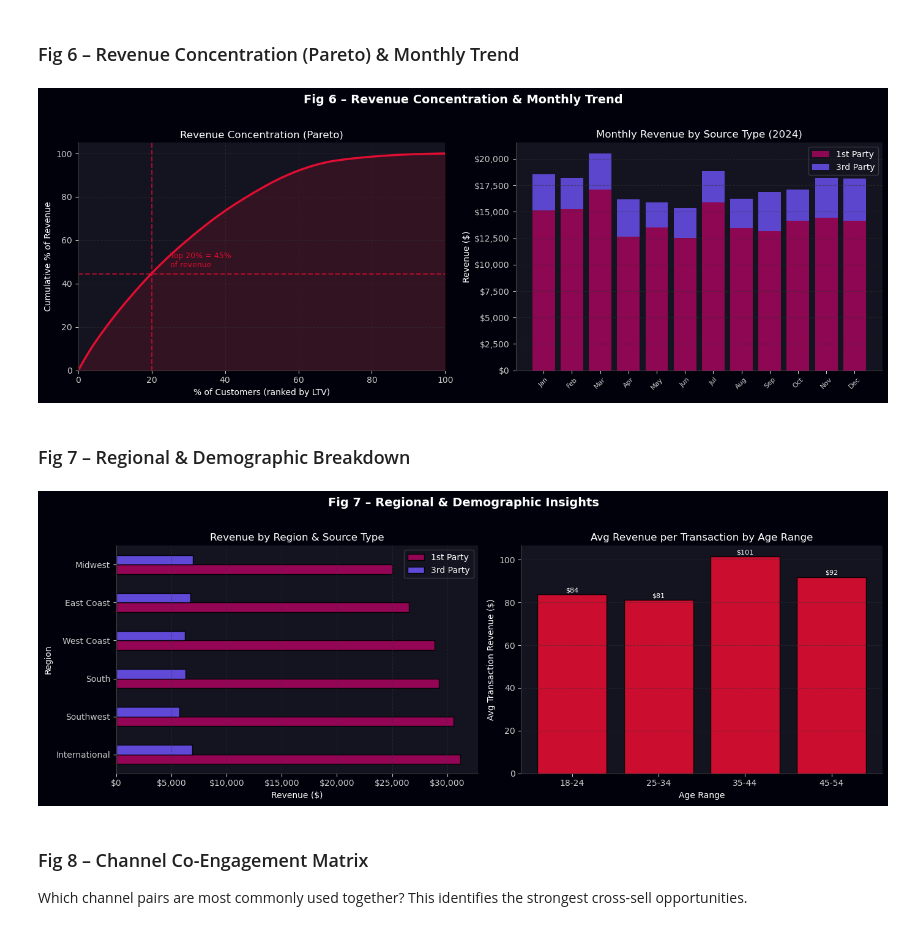
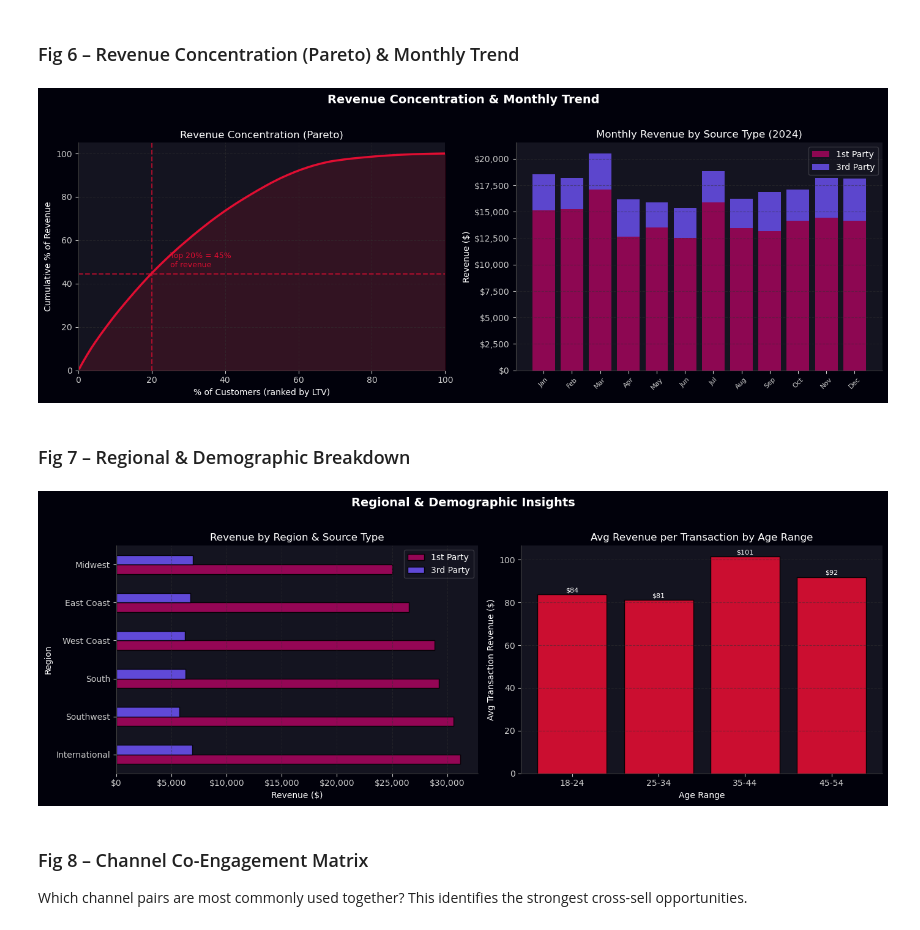
Before and after one commit to benjamint24/ITC-2026, a Jupyter notebook: Final EDA_combined.ipynb, the cells around one changed output. Saved outputs shown, nothing was run; the diff lists cells and outputs as text; code cells hidden in the pictures.

```diff
--- a/Final EDA_combined.ipynb
+++ b/Final EDA_combined.ipynb
@@ -711,7 +711,7 @@ plt.show()
 ### Fig 6 – Revenue Concentration (Pareto) & Monthly Trend
 # %%
 fig, axes = plt.subplots(1, 2, figsize=(14, 5))
-fig.suptitle('Fig 6 – Revenue Concentration & Monthly Trend', fontsize=14, fontweight='bold', y=1.02)
+fig.suptitle('Revenue Concentration & Monthly Trend', fontsize=14, fontweight='bold', y=1.02)
 
 # 6a – Pareto curve
 cp_sorted = customer_profiles.sort_values('Lifetime Value', ascending=False).reset_index(drop=True)
@@ -721,39 +721,39 @@ cp_sorted['cust_pct']    = (cp_sorted.index + 1) / len(cp_sorted) * 100
 ax = axes[0]
 ax.plot(cp_sorted['cust_pct'], cp_sorted['cum_rev_pct'], color=PALETTE[2], linewidth=2.5)
 pct_at_20 = cp_sorted[cp_sorted['cust_pct']<=20]['cum_rev_pct'].max()
 ax.axvline(20, color=GES_GOLD, linestyle='--', alpha=0.7)
 ax.axhline(pct_at_20, color=GES_GOLD, linestyle='--', alpha=0.7)
 ax.text(25, pct_at_20+3, f'Top 20% = {pct_at_20:.0f}%\nof revenue', color=GES_GOLD, fontsize=9)
 ax.fill_between(cp_sorted['cust_pct'], cp_sorted['cum_rev_pct'], alpha=0.15, color=PALETTE[2])
 ax.set_xlabel('% of Customers (ranked by LTV)'); ax.set_ylabel('Cumulative % of Revenue')
 ax.set_title('Revenue Concentration (Pareto)'); ax.set_xlim(0,100); ax.set_ylim(0,105); ax.grid()
 
 # 6b – Monthly stacked bar by source type
 df['Month'] = df['Transaction Date'].dt.to_period('M')
 monthly = df.groupby(['Month','Source Type'])['Revenue'].sum().unstack().fillna(0)
 x = np.arange(len(monthly))
 ax = axes[1]
 ax.bar(x, monthly.get('1st Party', 0), label='1st Party', color=PALETTE[1], alpha=0.85)
 ax.bar(x, monthly.get('3rd Party', 0), bottom=monthly.get('1st Party', 0),
        label='3rd Party', color=PALETTE[0], alpha=0.85)
 ax.set_xticks(x); ax.set_xticklabels([m.strftime('%b') for m in monthly.index.to_timestamp()], rotation=45, fontsize=8)
 ax.set_ylabel('Revenue ($)'); ax.set_title('Monthly Revenue by Source Type (2024)')
 ax.legend(framealpha=0.2)
 ax.yaxis.set_major_formatter(mticker.FuncFormatter(lambda x,_: f'${x:,.0f}'))
 ax.grid(axis='y')
 
 plt.tight_layout()
 
 plt.savefig("Visuals/revenue_concentration_and_monthly_trend.png", dpi=300, bbox_inches="tight")
 
 plt.show()
 # %% [output]
-[figure, old version]
+[figure, new version]
 # %% [markdown]
 ### Fig 7 – Regional & Demographic Breakdown
 # %%
 fig, axes = plt.subplots(1, 2, figsize=(14, 5))
-fig.suptitle('Fig 7 – Regional & Demographic Insights', fontsize=14, fontweight='bold', y=1.02)
+fig.suptitle('Regional & Demographic Insights', fontsize=14, fontweight='bold', y=1.02)
 
 # 7a – Revenue by region and source type
 reg_src = df.groupby(['Region','Source Type'])['Revenue'].sum().unstack().fillna(0)
@@ -783,7 +783,7 @@ plt.savefig("Visuals/regional_demographic_insights.png", dpi=300, bbox_inches="t
 
 plt.show()
 # %% [output]
-[figure, old version]
+[figure, new version]
 # %% [markdown]
 ### Fig 8 – Channel Co-Engagement Matrix
 
```
Also changed, not shown: parts of 4 cells of this notebook, 8 other files.
